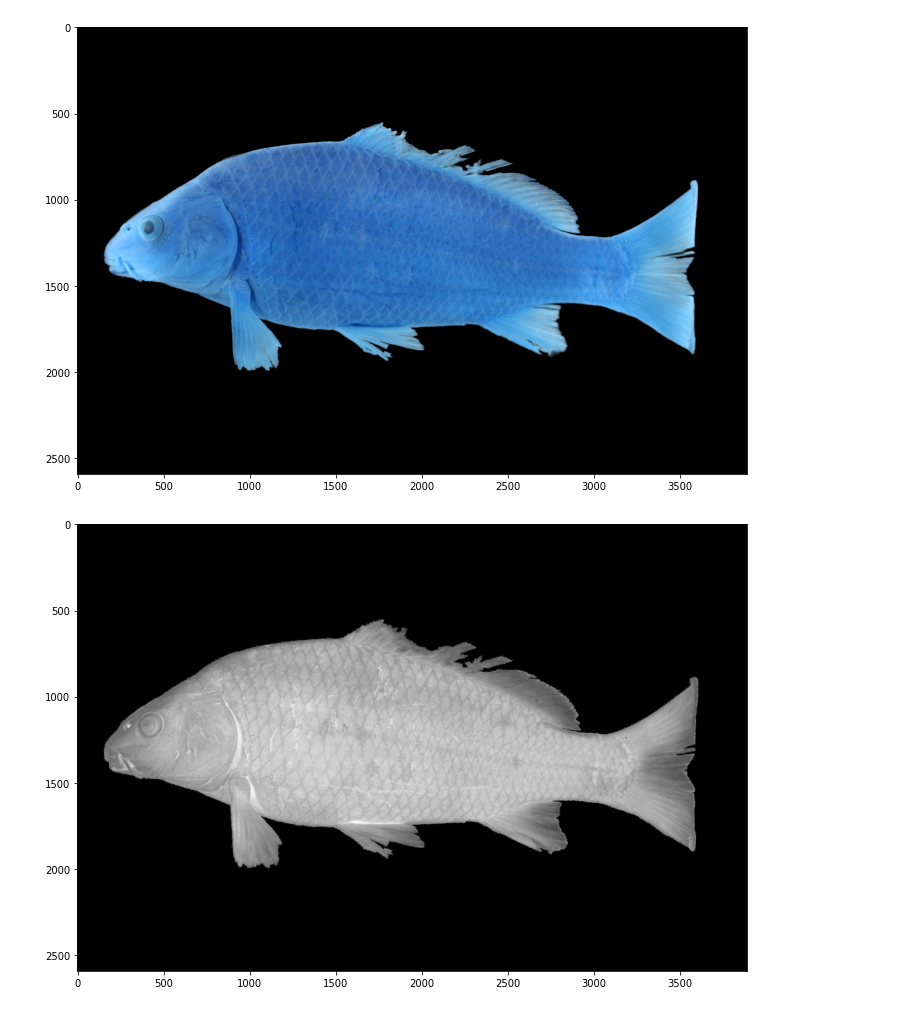
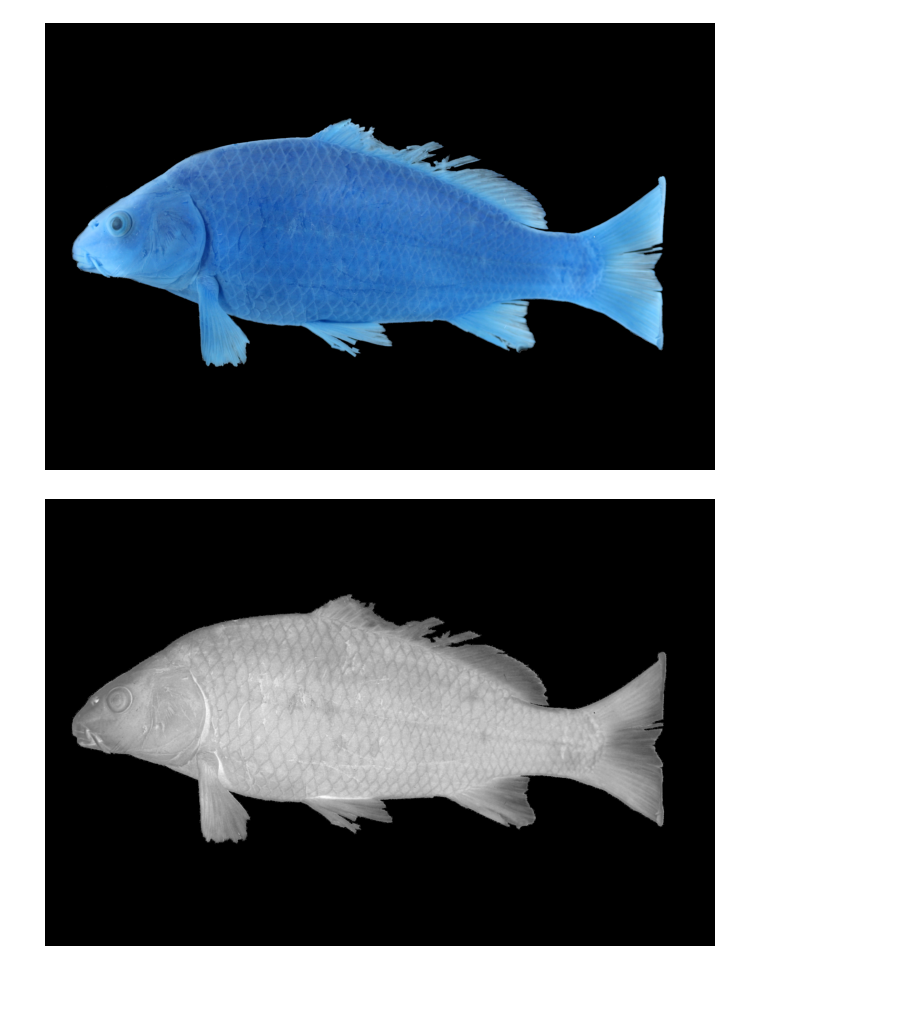
Before and after one commit to michaelcoe/Ika-Fit, a Jupyter notebook: imageSegmentation.ipynb, the cells around one changed output. Drawn from its saved outputs; the diff is of its cells as text; code cells hidden in the pictures; blank space fills up the shorter version.

```diff
--- a/imageSegmentation.ipynb
+++ b/imageSegmentation.ipynb
@@ -11,7 +12,7 @@ from pathlib import Path
 # %%
 imagePath = r'./Pictures'
 databasePath = r'./'
-figurePath = r'/home/mco143/Documents/inkscape_drawings/imageSegmentation'
+figurePath = r'/home/mco143/Documents/gitRepos/fish_contours/Figures'
 
 specimen = r'commonCarp'
 # %%
@@ -43,19 +101,23 @@ hsvSideFull_processed = cv2.merge([h, s, v])
 # %%
 fig1, ax1 = plt.subplots(figsize=(12,10))
 ax1.imshow(imageSideFull)
-fig1.savefig(Path(figurePath).joinpath('baseImage.png'), facecolor='w', bbox_inches='tight')
+ax1.axis('off')
+fig1.savefig(Path(figurePath).joinpath('baseImage.pdf'), facecolor='w', bbox_inches='tight')
 
 fig2, ax2 = plt.subplots(figsize=(12,10))
 ax2.imshow(s, cmap='gray')
-fig2.savefig(Path(figurePath).joinpath('sChannel.png'), facecolor='w', bbox_inches='tight')
+ax2.axis('off')
+fig2.savefig(Path(figurePath).joinpath('sChannel.pdf'), facecolor='w', bbox_inches='tight')
 
 fig3, ax3 = plt.subplots(figsize=(12, 10))
 ax3.imshow(v, cmap='gray')
-fig3.savefig(Path(figurePath).joinpath('vChannel.png'), facecolor='w', bbox_inches='tight')
+ax3.axis('off')
+fig3.savefig(Path(figurePath).joinpath('vChannel.pdf'), facecolor='w', bbox_inches='tight')
 
 fig4, ax4 = plt.subplots(figsize=(12, 10))
 ax4.imshow(hsvSideFull_processed)
-fig4.savefig(Path(figurePath).joinpath('hsvCombined.png'), facecolor='w', bbox_inches='tight')
+ax4.axis('off')
+fig4.savefig(Path(figurePath).joinpath('hsvCombined.pdf'), facecolor='w', bbox_inches='tight')
 # %% [output]
-[figure, old version]
+[figure, new version]
-[figure, old version]
+[figure, new version]
```
Also changed, not shown: parts of 11 cells of this notebook, 31 other files.
